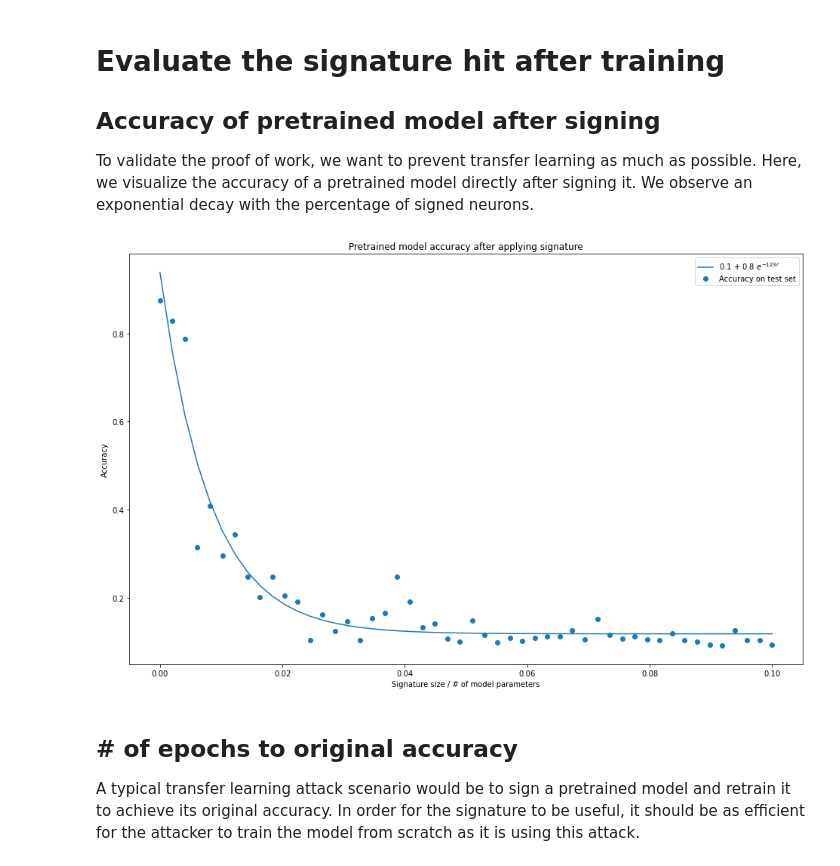
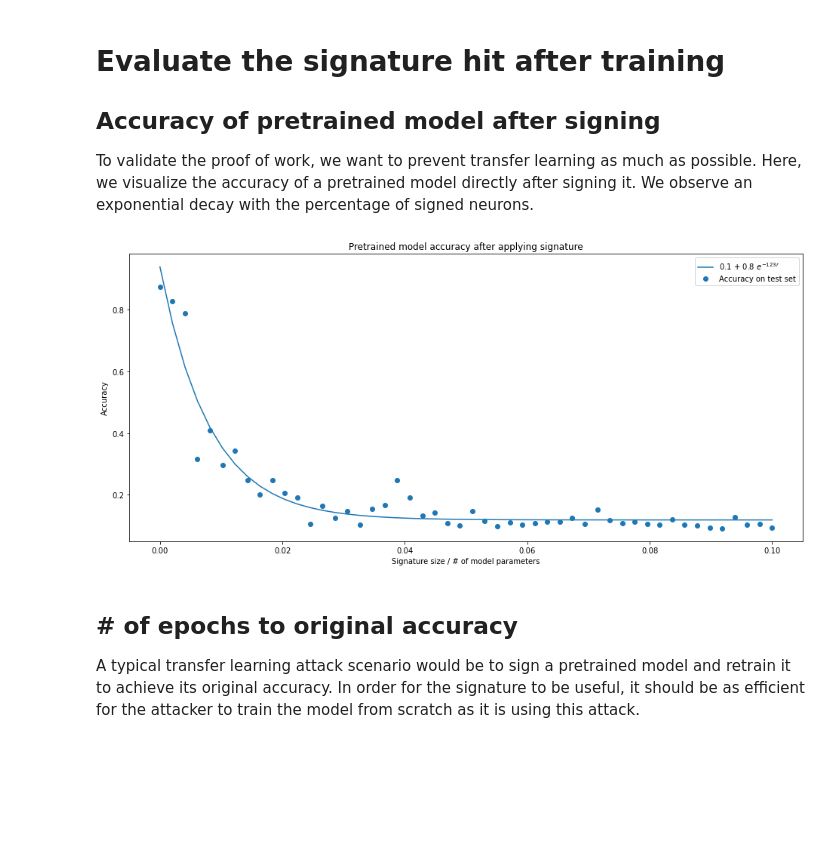
Before and after one commit to Wizdore/FreezeNET, a Jupyter notebook: white-box/dev.ipynb, the cells around one changed output. Cells and saved outputs as stored; diff of their text form; code cells hidden in the pictures; blank space fills up the shorter version.

Commit message:
Square figures

```diff
--- a/white-box/dev.ipynb
+++ b/white-box/dev.ipynb
@@ -13,7 +13,7 @@ from tensorflow.keras.datasets import cifar10
 
 from matplotlib import cm
 from matplotlib import pyplot as plt
-plt.rcParams['figure.figsize'] = [16, 10]
+plt.rcParams['figure.figsize'] = [16, 7]
 
 # fix gpu memory management
 physical_devices = tf.config.experimental.list_physical_devices('GPU')
@@ -171,17 +171,20 @@ def fit_hit(data):
     return fig
 # %%
 SAVING = False
+BENCHMARK = False
 
-if SAVING:
+if BENCHMARK:
     metrics = signature_hit(f'models/{MODEL_NAME}/model')
     fig = fit_hit(metrics)
     pd.DataFrame(metrics).to_csv(f'signature_hit/{MODEL_NAME}.csv')
     fig.savefig(f'signature_hit/after_training.svg')
 else:
     metrics = pd.read_csv(f'signature_hit/{MODEL_NAME}.csv')
     fig = fit_hit(metrics)
+    if SAVING:
+        fig.savefig(f'signature_hit/pretrained.svg')
 # %% [output]
-[figure, old version]
+[figure, new version]
 # %% [markdown]
 ## # of epochs to original accuracy
 
```
Also changed, not shown: parts of 3 cells of this notebook, 4 other files.
